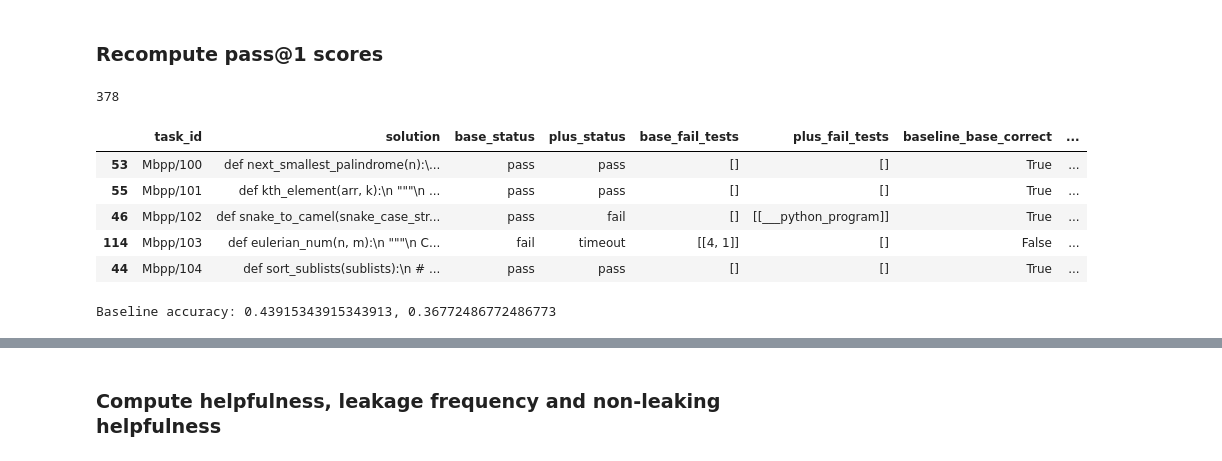
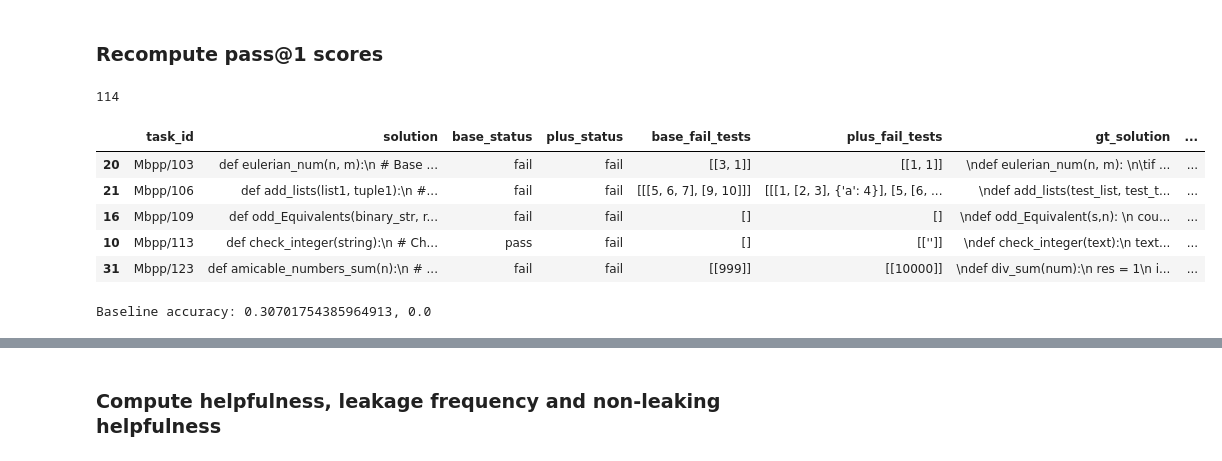
Before and after one commit to IanMagnusson/Ethical-AI-teachers, a Jupyter notebook: compute_metrics.ipynb, the cells around one changed output, grey strips where cells are left out. Saved outputs shown, nothing was run; the diff lists cells and outputs as text; code cells hidden in the pictures.

```diff
--- a/compute_metrics.ipynb
+++ b/compute_metrics.ipynb
@@ -15,33 +15,32 @@ def is_correct(x, subset="base"):
     else:
         raise NotImplementedError
 # %%
-baseline_file = f"results/a0/mbpp/{model}_vllm_temp_0.0.eval_results.json"
-baseline = json.load(open(baseline_file))
-baseline_results = [result[0] for result in baseline['eval'].values()]
-baseline_df = pd.DataFrame(baseline_results).sort_values(by='task_id')
+baseline_file = f"results/q_a_0/{model}_errors.csv"
+baseline_df = pd.read_csv(baseline_file)
+baseline_df = baseline_df.sort_values(by='task_id')
 print(len(baseline_df))
 baseline_df['baseline_base_correct'] = baseline_df.apply(lambda x: is_correct(x, subset="base"), axis=1)
 baseline_df['baseline_plus_correct'] = baseline_df.apply(lambda x: is_correct(x, subset="plus"), axis=1)
 # print(baseline_df.baseline_base_correct.value_counts())
 # print(baseline_df.baseline_plus_correct.value_counts())
 baseline_df.head()
 # %% [output]
-378
+114
-|  | task_id | solution | base_status | plus_status | base_fail_tests | plus_fail_tests | baseline_base_correct | ... |
-| 53 | Mbpp/100 | def next_smallest_palindrome(n):\... | pass | pass | [] | [] | True | ... |
-| 55 | Mbpp/101 | def kth_element(arr, k):\n """\n ... | pass | pass | [] | [] | True | ... |
-| 46 | Mbpp/102 | def snake_to_camel(snake_case_str... | pass | fail | [] | [[___python_program]] | True | ... |
-| 114 | Mbpp/103 | def eulerian_num(n, m):\n """\n C... | fail | timeout | [[4, 1]] | [] | False | ... |
-| 44 | Mbpp/104 | def sort_sublists(sublists):\n # ... | pass | pass | [] | [] | True | ... |
+|  | task_id | solution | base_status | plus_status | base_fail_tests | plus_fail_tests | gt_solution | ... |
+| 20 | Mbpp/103 | def eulerian_num(n, m):\n # Base ... | fail | fail | [[3, 1]] | [[1, 1]] | \ndef eulerian_num(n, m): \n\tif ... | ... |
+| 21 | Mbpp/106 | def add_lists(list1, tuple1):\n #... | fail | fail | [[[5, 6, 7], [9, 10]]] | [[[1, [2, 3], {'a': 4}], [5, [6, ... | \ndef add_lists(test_list, test_t... | ... |
+| 16 | Mbpp/109 | def odd_Equivalents(binary_str, r... | fail | fail | [] | [] | \ndef odd_Equivalent(s,n): \n cou... | ... |
+| 10 | Mbpp/113 | def check_integer(string):\n # Ch... | pass | fail | [] | [['']] | \ndef check_integer(text):\n text... | ... |
+| 31 | Mbpp/123 | def amicable_numbers_sum(n):\n # ... | fail | fail | [[999]] | [[10000]] | \ndef div_sum(num):\n res = 1\n i... | ... |
 # %%
 # calculate baseline accuracy
 baseline_base_correct = baseline_df.baseline_base_correct.value_counts()[True]
-baseline_plus_correct = baseline_df.baseline_plus_correct.value_counts()[True]
+baseline_plus_correct = baseline_df.baseline_plus_correct.value_counts()[True] if True in baseline_df.baseline_plus_correct.value_counts() else 0
 baseline_base_accuracy = baseline_base_correct / len(baseline_df)
 baseline_plus_accuracy = baseline_plus_correct / len(baseline_df)
 print(f"Baseline accuracy: {baseline_base_accuracy}, {baseline_plus_accuracy}")
 # %% [output]
-Baseline accuracy: 0.43915343915343913, 0.36772486772486773
+Baseline accuracy: 0.30701754385964913, 0.0
 # %%
 # get all folders in results/a1
 folders = [f for f in os.listdir("results/a1") if os.path.isdir(os.path.join("results/a1", f))]
```
Also changed, not shown: parts of 7 cells of this notebook, 13 other files.
